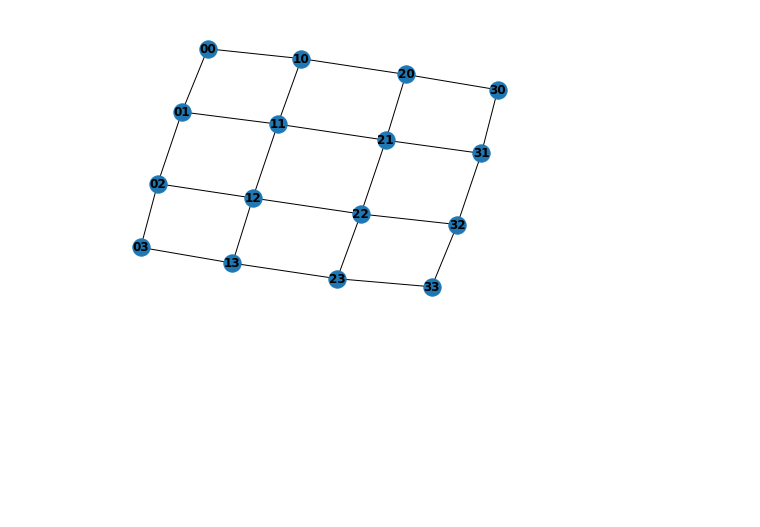
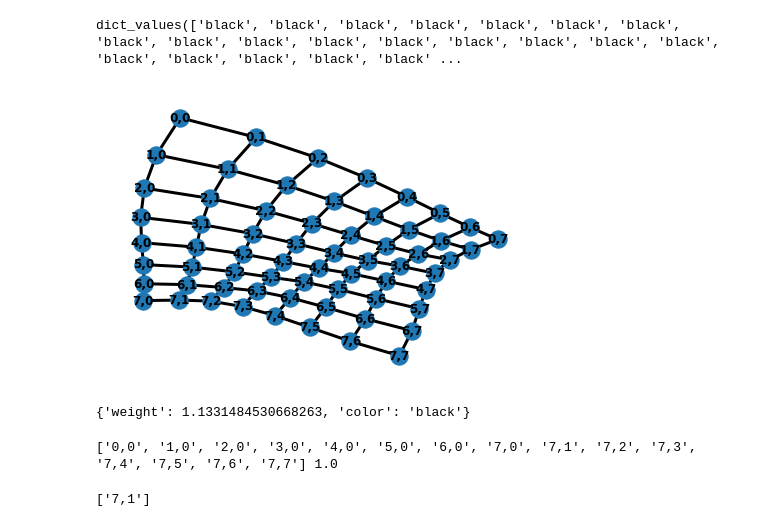
Before and after one commit to stan317/MinCut-MaxFlow, a Jupyter notebook: algo_test.ipynb, the cells around one changed output. Saved outputs shown, nothing was run; the diff lists cells and outputs as text; code cells hidden in the pictures; blank space fills up the shorter version.

Commit message:
Implemented Grow and Augment functions in notebook

```diff
--- a/algo_test.ipynb
+++ b/algo_test.ipynb
@@ -25,10 +37,17 @@ plt.imshow(img_gt)
 # %%
 import networkx as nx
+import random
+from math import *
 G = nx.Graph()
-nodes = [str(i)+str(j) for i in range(4) for j in range(4)]
-G.add_nodes_from(nodes)
-G.add_edges_from([(str(i)+str(j),str(i+1)+str(j)) for i in range(3) for j in range(4)])
-G.add_edges_from([(str(i)+str(j),str(i)+str(j+1)) for i in range(4) for j in range(3)])
-nx.draw(G, with_labels=True, font_weight='bold')
+nbx = 8
+nby = 8
+nodes = [str(i)+","+str(j) for i in range(nbx) for j in range(nby)]
+G.add_nodes_from(nodes, terminal = None, parent = None)
+G.add_weighted_edges_from([(str(i)+","+str(j),str(i+1)+","+str(j),exp(abs(i+j-nbx)/nbx)) for i in range(nbx-1) for j in range(nby)])
+G.add_weighted_edges_from([(str(i)+","+str(j),str(i)+","+str(j+1),exp(abs(i+j-nbx)/nby)) for i in range(nbx) for j in range(nby-1)])
+nx.set_edge_attributes(G, 'black', "color")
+print(nx.get_edge_attributes(G,'color').values())
+nx.draw_kamada_kawai(G, edge_color = nx.get_edge_attributes(G,'color').values(), width=3, with_labels=True, font_weight='bold')
 # %% [output]
+dict_values(['black', 'black', 'black', 'black', 'black', 'black', 'black', 'black', 'black', 'black', 'black', 'black', 'black', 'black', 'black', 'black', 'black', 'black', 'black', 'black', 'black' ...
-[figure, old version]
+[figure, new version]
@@ -34,0 +101,15 @@ nx.draw(G, with_labels=True, font_weight='bold')
+# %%
+G['7,2']['7,3']
+# %% [output]
+{'weight': 1.1331484530668263, 'color': 'black'}
+# %%
+G.nodes['0,0']['terminal'] = "S"
+G.nodes['7,7']['terminal'] = "T"
+n1, n2 = grow(G,['0,0','7,7'])
+path1, maxflow1 = get_path_flow(G,n1)
+path2, maxflow2 = get_path_flow(G,n2)
+print(path1[::-1]+path2, min(maxflow1, maxflow2))
+augment(G,path1[::-1]+path2,min(maxflow1, maxflow2, G[n1][n2]['weight']))
+# %% [output]
+['0,0', '1,0', '2,0', '3,0', '4,0', '5,0', '6,0', '7,0', '7,1', '7,2', '7,3', '7,4', '7,5', '7,6', '7,7'] 1.0
+['7,1']
```
Also changed, not shown: parts of 8 cells of this notebook.
